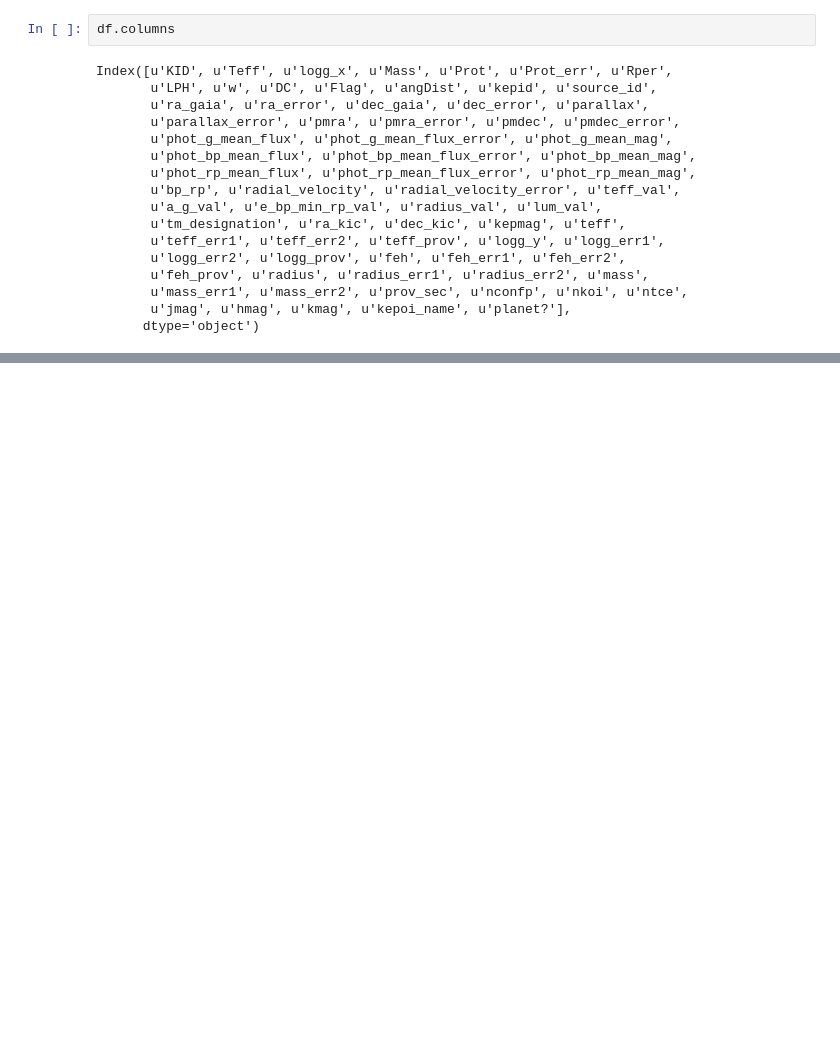
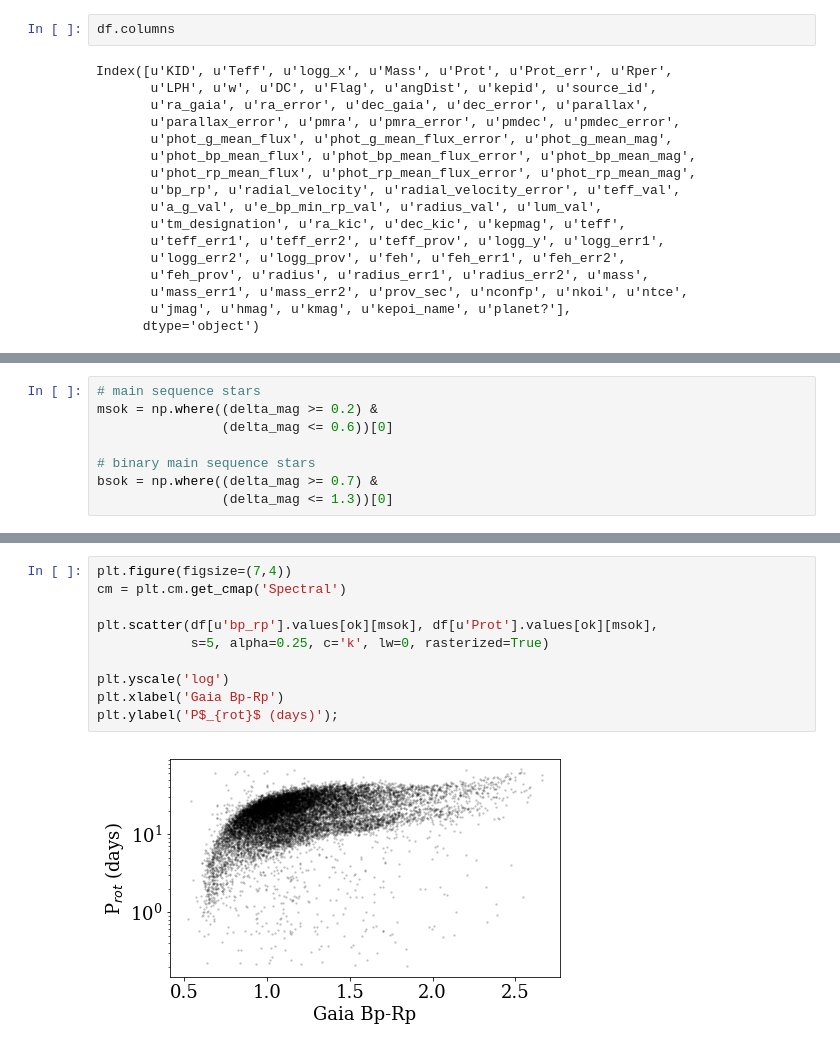
Before and after one commit to jradavenport/gaia2_kep_rot, a Jupyter notebook: explore.ipynb, the cells around one changed output, grey strips where cells are left out. Cells and saved outputs as stored; diff of their text form; blank space fills up the shorter version.

```diff
--- a/explore.ipynb
+++ b/explore.ipynb
@@ -68,0 +125,8 @@ cb.set_label('log Prot (days)')
+# %%
+# main sequence stars
+msok = np.where((delta_mag >= 0.2) &
+                (delta_mag <= 0.6))[0]
+
+# binary main sequence stars
+bsok = np.where((delta_mag >= 0.7) &
+                (delta_mag <= 1.3))[0]
@@ -68,0 +151,12 @@ cb.set_label('log Prot (days)')
+# %%
+plt.figure(figsize=(7,4))
+cm = plt.cm.get_cmap('Spectral')
+
+plt.scatter(df[u'bp_rp'].values[ok][msok], df[u'Prot'].values[ok][msok],
+            s=5, alpha=0.25, c='k', lw=0, rasterized=True)
+
+plt.yscale('log')
+plt.xlabel('Gaia Bp-Rp')
+plt.ylabel('P$_{rot}$ (days)');
+# %% [output]
+[figure, added]
```
Also changed, not shown: parts of 25 cells of this notebook.
